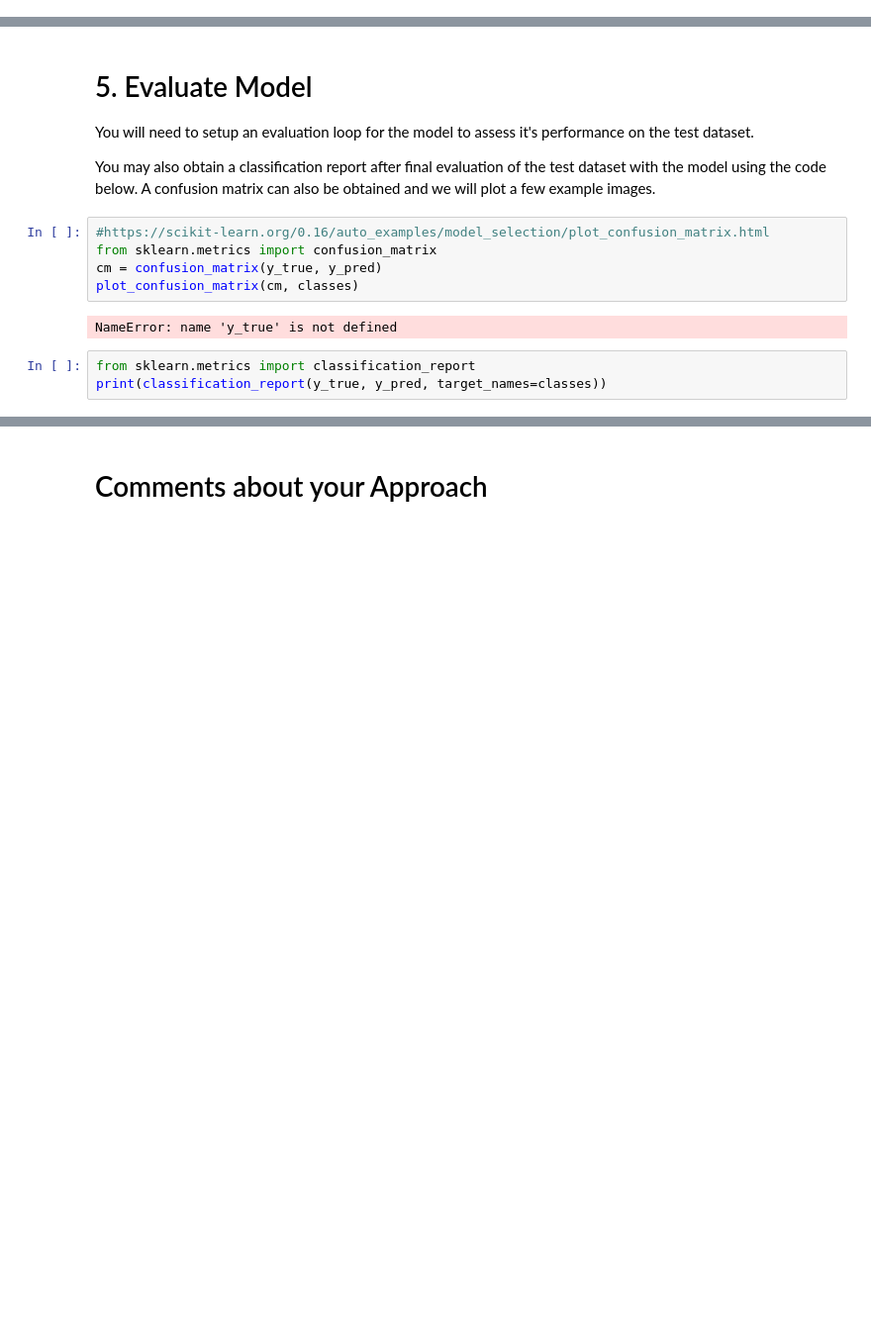
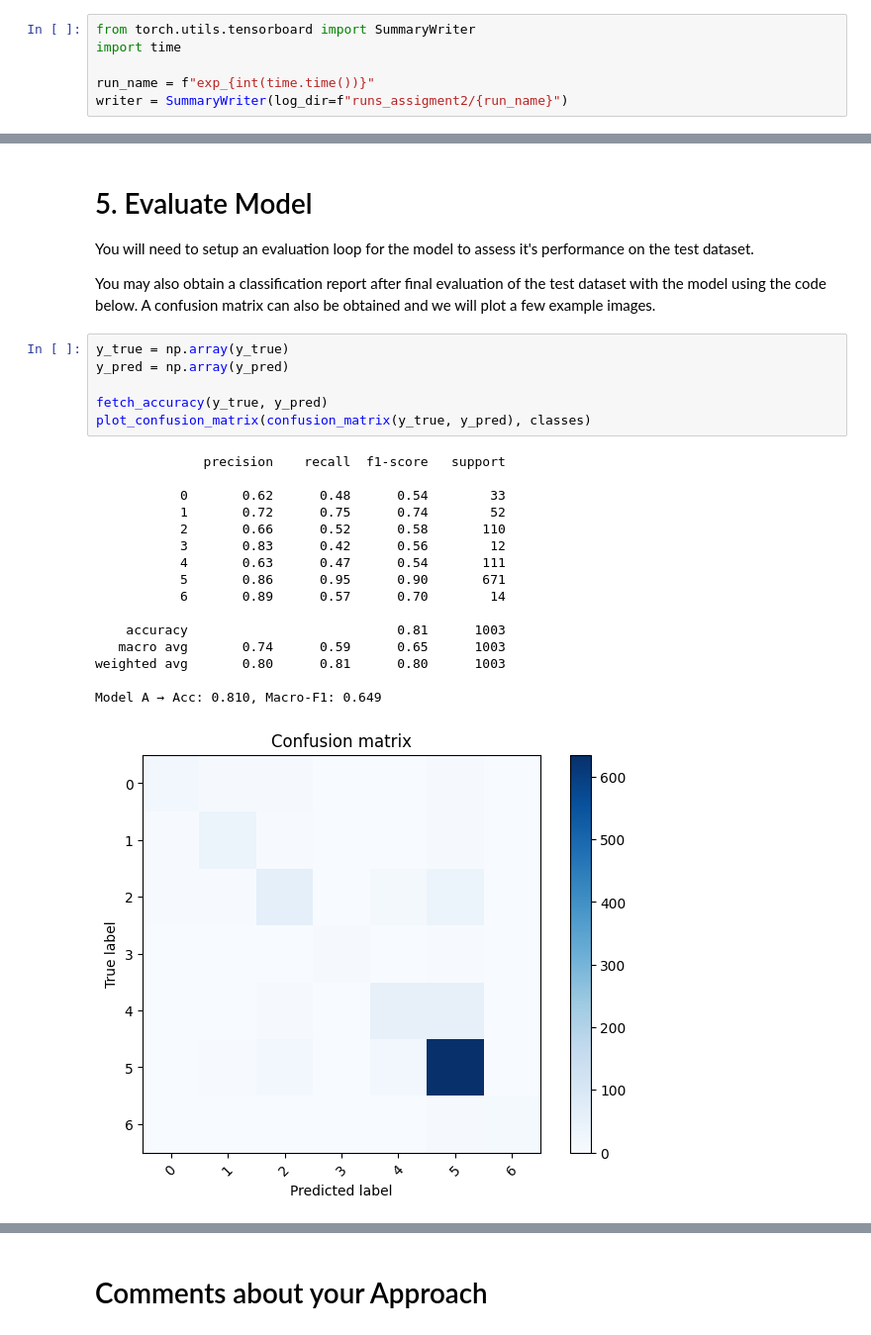
Before and after one commit to tonyscan6003/CE5021_AY2526_group1, a Jupyter notebook: Assignment2_student_sem1.ipynb, the cells around one changed output, grey strips where cells are left out. Shown: that part at 99% size. Drawn from its saved outputs; the diff is of its cells as text; blank space fills up the shorter version.

```diff
--- a/Assignment2_student_sem1.ipynb
+++ b/Assignment2_student_sem1.ipynb
@@ -254,3 +283,9 @@ Pytorch has an inbuilt [models package](https://pytorch.org/vision/stable/models
+# %%
+from torch.utils.tensorboard import SummaryWriter
+import time
+
+run_name = f"exp_{int(time.time())}"
+writer = SummaryWriter(log_dir=f"runs_assigment2/{run_name}")
 # %% [markdown]
 # 4. Optimisation & Training Loop
 
@@ -272,13 +344,26 @@ writer = SummaryWriter('runs')
 You will need to setup an evaluation loop for the model to assess it's performance on the test dataset.
 
 You may also obtain a classification report after final evaluation of the test dataset with the model using the code below. A confusion matrix can also be obtained and we will plot a few example images.
-# %%
-#https://scikit-learn.org/0.16/auto_examples/model_selection/plot_confusion_matrix.html
-from sklearn.metrics import confusion_matrix
-cm = confusion_matrix(y_true, y_pred)
-plot_confusion_matrix(cm, classes)
-# %% [output]
-NameError: name 'y_true' is not defined
-# %%
-from sklearn.metrics import classification_report
-print(classification_report(y_true, y_pred, target_names=classes))
+# %%
+y_true = np.array(y_true)
+y_pred = np.array(y_pred)
+
+fetch_accuracy(y_true, y_pred)
+plot_confusion_matrix(confusion_matrix(y_true, y_pred), classes)
+# %% [output]
+              precision    recall  f1-score   support
+
+           0       0.62      0.48      0.54        33
+           1       0.72      0.75      0.74        52
+           2       0.66      0.52      0.58       110
+           3       0.83      0.42      0.56        12
+           4       0.63      0.47      0.54       111
+           5       0.86      0.95      0.90       671
+           6       0.89      0.57      0.70        14
+
+    accuracy                           0.81      1003
+   macro avg       0.74      0.59      0.65      1003
+weighted avg       0.80      0.81      0.80      1003
+
+Model A → Acc: 0.810, Macro-F1: 0.649
+[figure, added]
```
Also changed, not shown: parts of 11 cells of this notebook.
